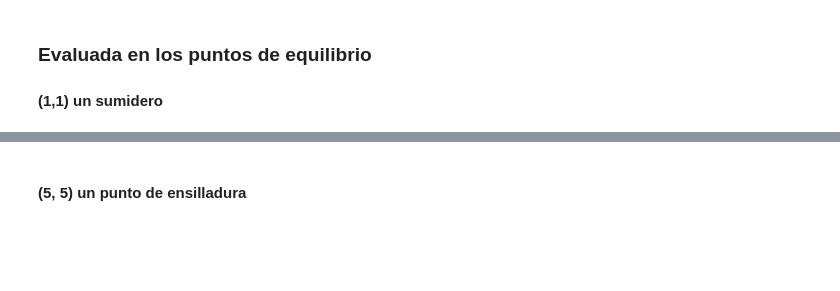
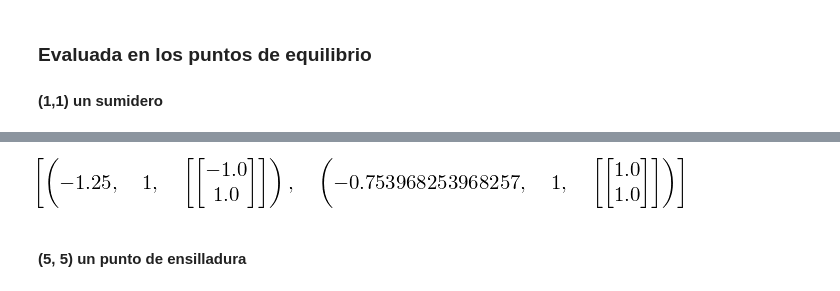
Before and after one commit to rgarcia-herrera/sistemas-dinamicos, a Jupyter notebook: human_immune.ipynb, the cells around one changed output, grey strips where cells are left out. Saved outputs shown, nothing was run; the diff lists cells and outputs as text; code cells hidden in the pictures; blank space fills up the shorter version.

```diff
--- a/human_immune.ipynb
+++ b/human_immune.ipynb
@@ -137,3 +137,7 @@ Je1.det(), Je1.trace()
+# %%
+Je1.eigenvects()
+# %% [output]
+[figure, added]
 # %% [markdown]
 #### (5, 5) un punto de ensilladura
 # %%
```
Also changed, not shown: parts of 30 cells of this notebook.
